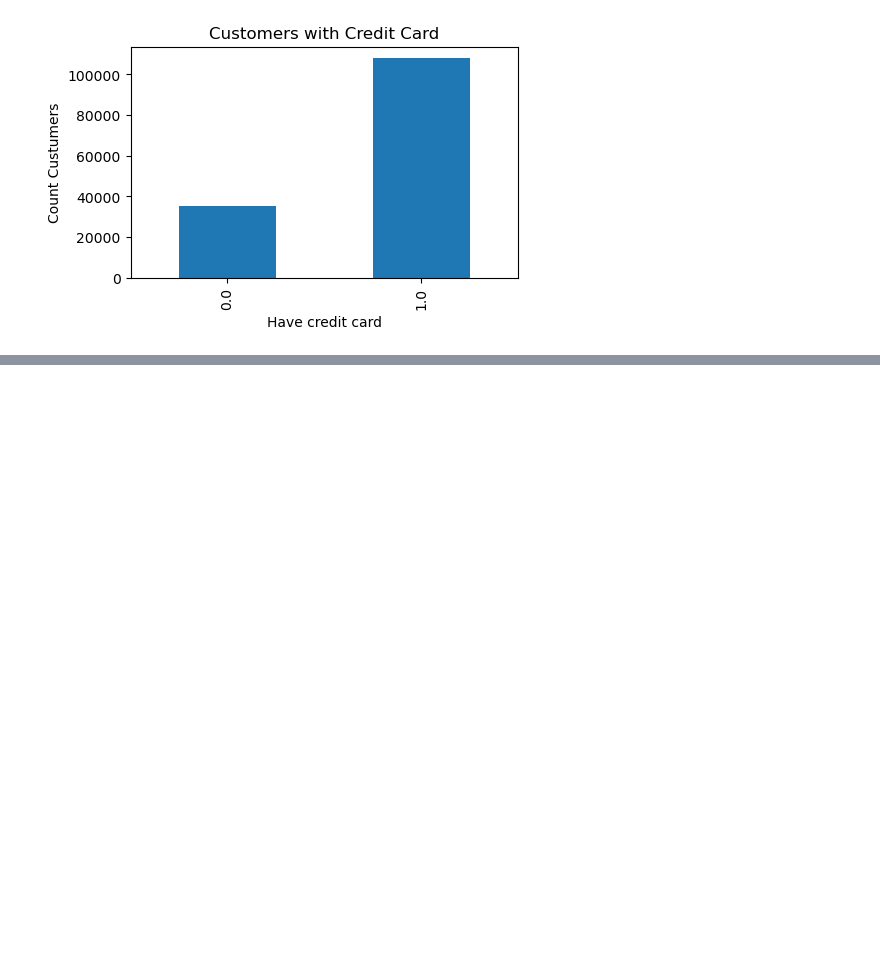
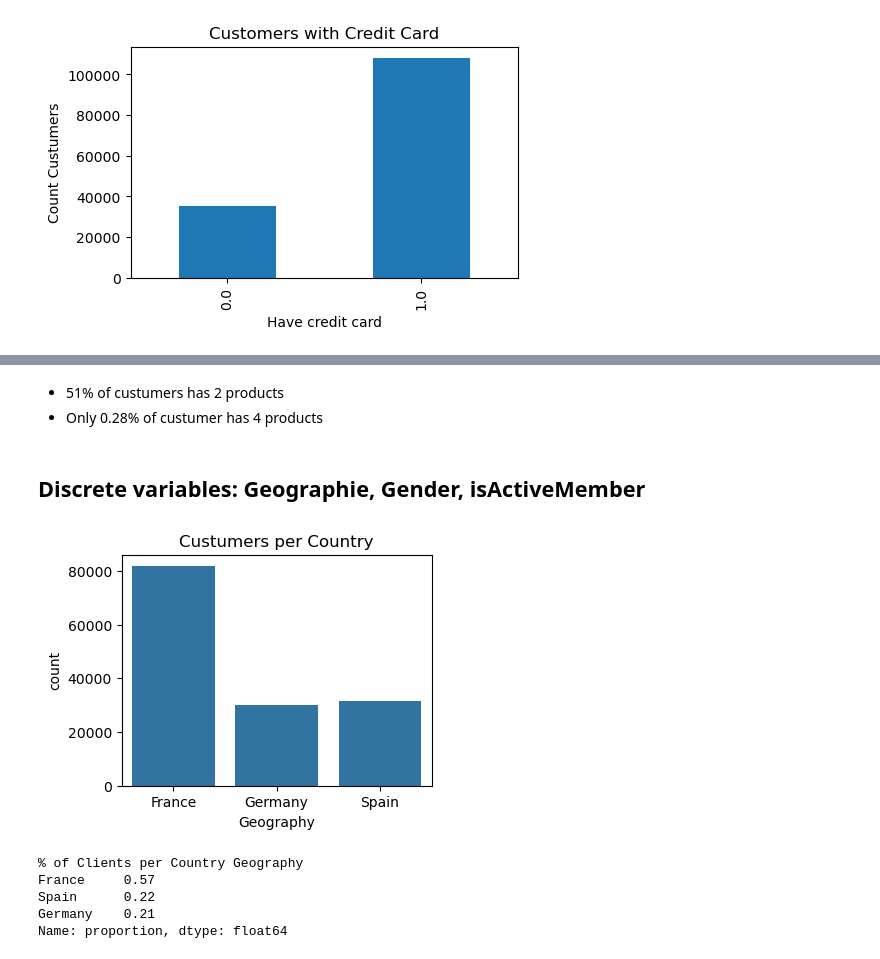
Before and after one commit to pattypooh/churnpredict, a Jupyter notebook: notebooks/01-eda.ipynb, the cells around one changed output, grey strips where cells are left out. Drawn from its saved outputs; the diff is of its cells as text; code cells hidden in the pictures; blank space fills up the shorter version.

```diff
--- a/notebooks/01-eda.ipynb
+++ b/notebooks/01-eda.ipynb
@@ -92,3 +97,20 @@ NumOfProducts
 3     1.748167
 4     0.281378
 Name: proportion, dtype: float64
+# %% [markdown]
+- 51% of custumers has 2 products
+- Only 0.28% of custumer has 4 products
+# %% [markdown]
+## Discrete variables: Geographie, Gender, isActiveMember
+# %%
+plt.figure(figsize=(4, 3))
+sns.countplot(df, x="Geography").set(title="Custumers per Country")
+plt.show()
+print("% of Clients per Country", round(df.Geography.value_counts(normalize=True), 2))
+# %% [output]
+[figure, added]
+% of Clients per Country Geography
+France     0.57
+Spain      0.22
+Germany    0.21
+Name: proportion, dtype: float64
```
Also changed, not shown: parts of 41 cells of this notebook, 3 other files.
